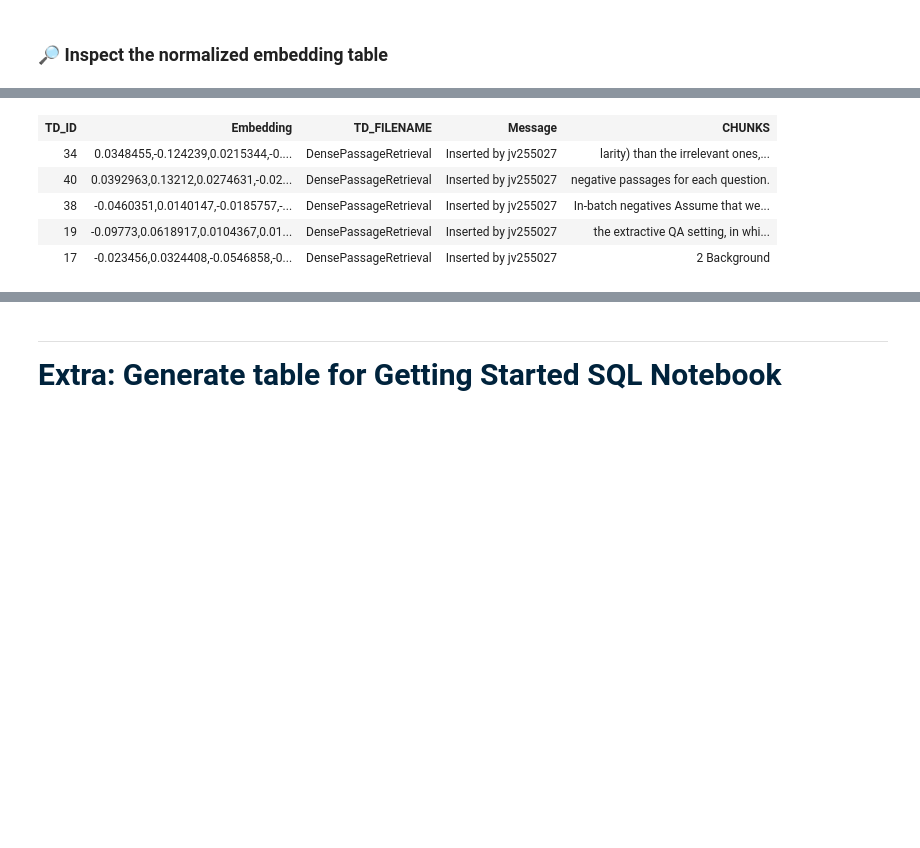
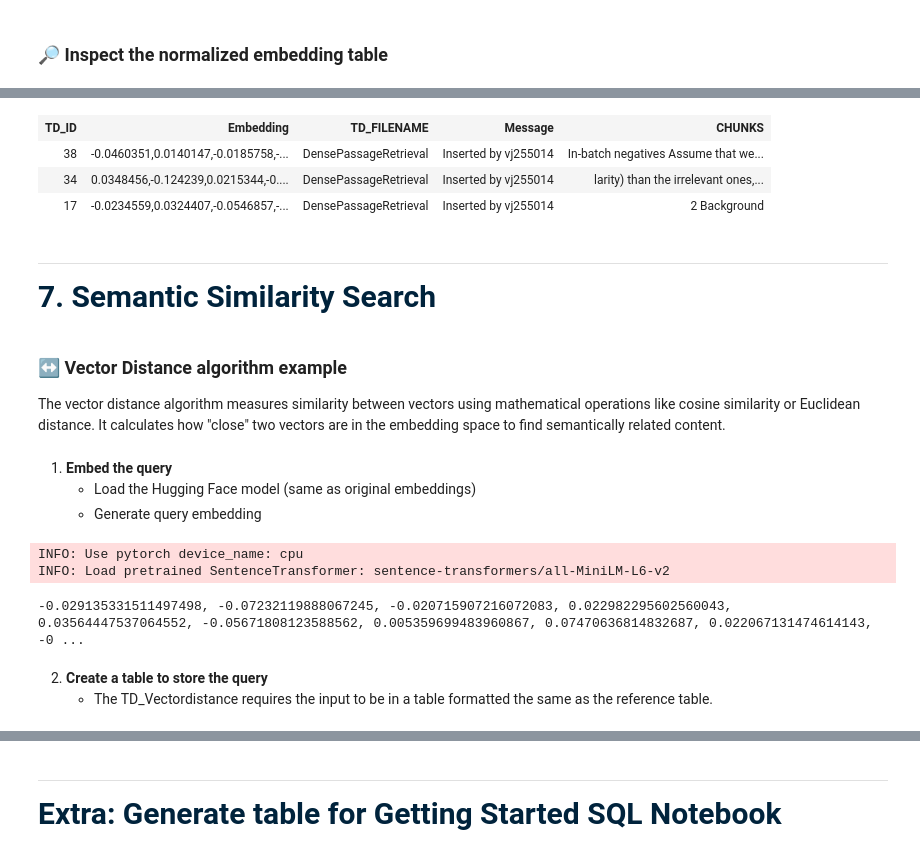
Before and after one commit to Teradata/vector-store-examples, a Jupyter notebook: Unstructured.io_Import_Embeddings/VectorStore+Unstructured-Commercial.ipynb, the cells around one changed output, grey strips where cells are left out. Saved outputs shown, nothing was run; the diff lists cells and outputs as text; code cells hidden in the pictures; blank space fills up the shorter version.

Commit message:
Added Vector Distance

```diff
--- a/Unstructured.io_Import_Embeddings/VectorStore+Unstructured-Commercial.ipynb
+++ b/Unstructured.io_Import_Embeddings/VectorStore+Unstructured-Commercial.ipynb
@@ -609,18 +615,44 @@ TeradataCursor uRowsHandle=231 bClosed=False
 # %%
 #View the normalized data
 view_normalized_query = '''
 SELECT TOP 20 *
 FROM manual_vector_table_normalized;
 '''
 #Execute the query to view the normalized data
 #Test dataframe
 test_df = DataFrame.from_query(view_normalized_query)
-test_df.head(5)
+test_df.head(3)
 # %% [output]
 [interactive output not drawn]
 | TD_ID | Embedding | TD_FILENAME | Message | CHUNKS |
-| 34 | 0.0348455,-0.124239,0.0215344,-0.... | DensePassageRetrieval | Inserted by jv255027 | larity) than the irrelevant ones,... |
-| 40 | 0.0392963,0.13212,0.0274631,-0.02... | DensePassageRetrieval | Inserted by jv255027 | negative passages for each question. |
-| 38 | -0.0460351,0.0140147,-0.0185757,-... | DensePassageRetrieval | Inserted by jv255027 | In-batch negatives Assume that we... |
-| 19 | -0.09773,0.0618917,0.0104367,0.01... | DensePassageRetrieval | Inserted by jv255027 | the extractive QA setting, in whi... |
-| 17 | -0.023456,0.0324408,-0.0546858,-0... | DensePassageRetrieval | Inserted by jv255027 | 2 Background |
+| 38 | -0.0460351,0.0140147,-0.0185758,-... | DensePassageRetrieval | Inserted by vj255014 | In-batch negatives Assume that we... |
+| 34 | 0.0348456,-0.124239,0.0215344,-0.... | DensePassageRetrieval | Inserted by vj255014 | larity) than the irrelevant ones,... |
+| 17 | -0.0234559,0.0324407,-0.0546857,-... | DensePassageRetrieval | Inserted by vj255014 | 2 Background |
+# %% [markdown]
+<hr style="height:2px;border:none;background-color:#00233C;">
+<b style = 'font-size:30px;font-family:Arial;color:#00233C'>7. Semantic Similarity Search </b>
+# %% [markdown]
+### ↔️ Vector Distance algorithm example
+
+The vector distance algorithm measures similarity between vectors using mathematical operations like cosine similarity or Euclidean distance. It calculates how "close" two vectors are in the embedding space to find semantically related content.
+# %% [markdown]
+1. **Embed the query**
+    - Load the Hugging Face model (same as original embeddings)
+    - Generate query embedding
+# %%
+model = HuggingFaceEmbeddings(model_name="sentence-transformers/all-MiniLM-L6-v2")
+
+# Generate query embedding
+query_text = "What is Open-domain Question Answering?"
+query_embedding = model.embed_query(query_text)
+
+# Convert embedding to SQL-compatible string
+query_embedding_str = clean_data(str(query_embedding).replace("'", "''").replace("[", "").replace("]", ""))
+print(query_embedding_str)
+# %% [output]
+INFO: Use pytorch device_name: cpu
+INFO: Load pretrained SentenceTransformer: sentence-transformers/all-MiniLM-L6-v2
+-0.029135331511497498, -0.07232119888067245, -0.020715907216072083, 0.022982295602560043, 0.03564447537064552, -0.05671808123588562, 0.005359699483960867, 0.07470636814832687, 0.022067131474614143, -0 ...
+# %% [markdown]
+2. **Create a table to store the query**
+    - The TD_Vectordistance requires the input to be in a table formatted the same as the reference table.
```
Also changed, not shown: parts of 19 cells of this notebook.
